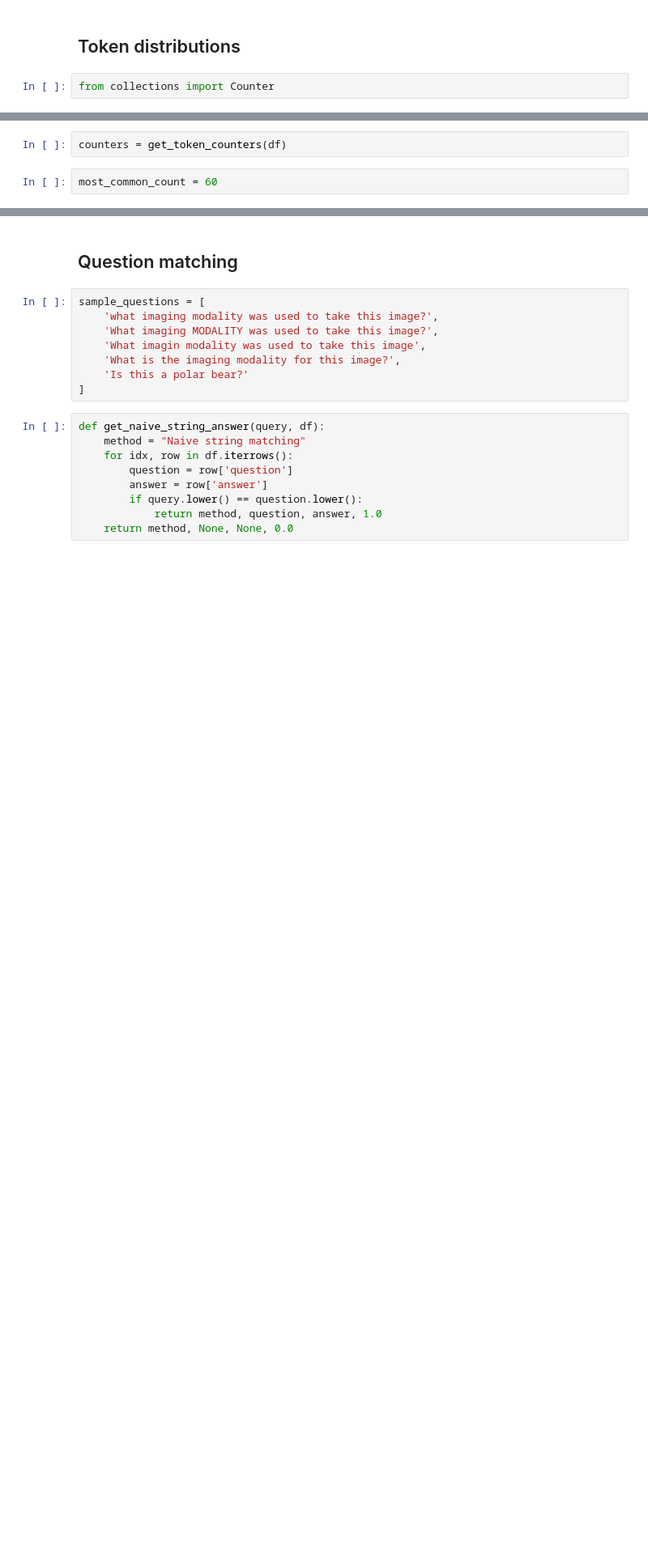
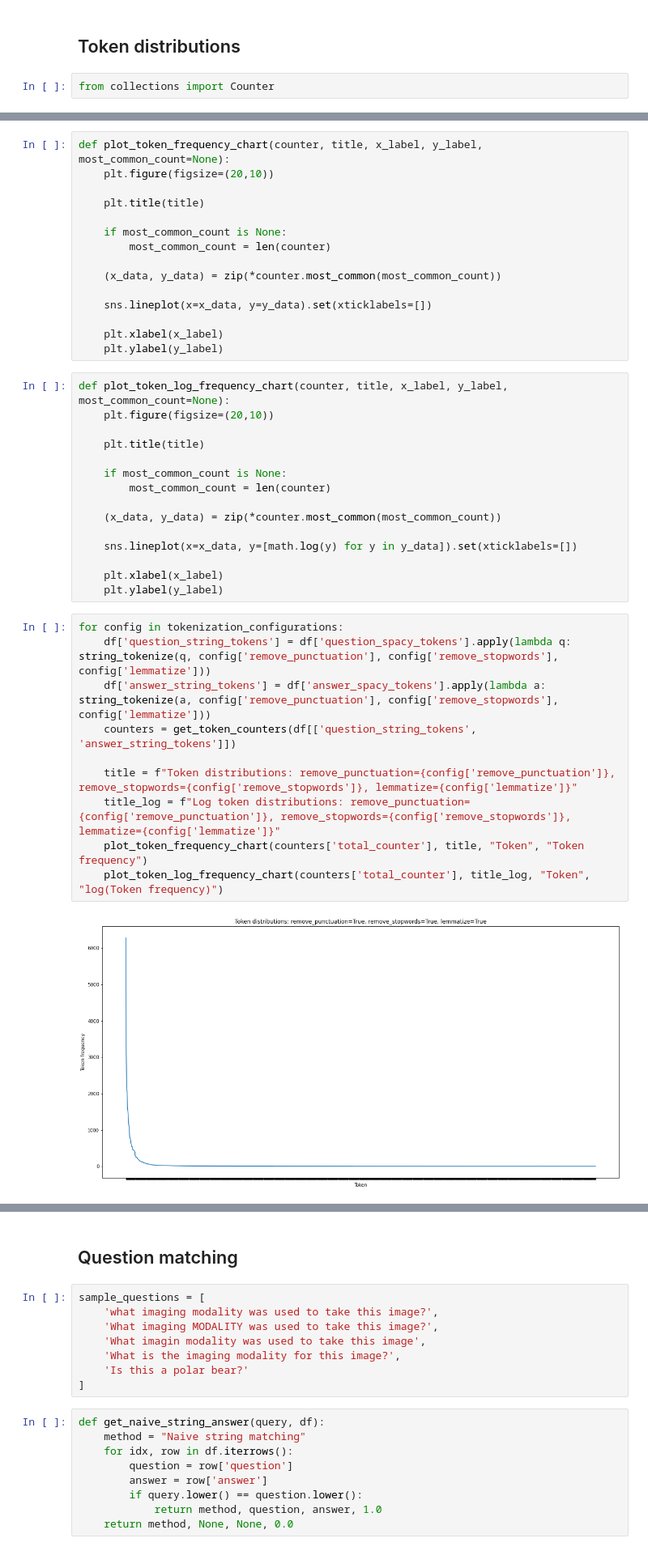
Before and after one commit to skupsala/VQA-Med-2019-project, a Jupyter notebook: notebooks/skupsala.ipynb, the cells around one changed output, grey strips where cells are left out. Shown at 81% size. Cells and saved outputs as stored; diff of their text form; blank space fills up the shorter version.

```diff
--- a/notebooks/skupsala.ipynb
+++ b/notebooks/skupsala.ipynb
@@ -180,4 +121,0 @@ def get_token_counters(df):
-# %%
-counters = get_token_counters(df)
-# %%
-most_common_count = 60
@@ -214,0 +145,42 @@ pass
+# %%
+def plot_token_frequency_chart(counter, title, x_label, y_label, most_common_count=None):
+    plt.figure(figsize=(20,10))
+
+    plt.title(title)
+
+    if most_common_count is None:
+        most_common_count = len(counter)
+
+    (x_data, y_data) = zip(*counter.most_common(most_common_count))
+
+    sns.lineplot(x=x_data, y=y_data).set(xticklabels=[])
+
+    plt.xlabel(x_label)
+    plt.ylabel(y_label)
+# %%
+def plot_token_log_frequency_chart(counter, title, x_label, y_label, most_common_count=None):
+    plt.figure(figsize=(20,10))
+
+    plt.title(title)
+
+    if most_common_count is None:
+        most_common_count = len(counter)
+
+    (x_data, y_data) = zip(*counter.most_common(most_common_count))
+
+    sns.lineplot(x=x_data, y=[math.log(y) for y in y_data]).set(xticklabels=[])
+
+    plt.xlabel(x_label)
+    plt.ylabel(y_label)
+# %%
+for config in tokenization_configurations:
+    df['question_string_tokens'] = df['question_spacy_tokens'].apply(lambda q: string_tokenize(q, config['remove_punctuation'], config['remove_stopwords'], config['lemmatize']))
+    df['answer_string_tokens'] = df['answer_spacy_tokens'].apply(lambda a: string_tokenize(a, config['remove_punctuation'], config['remove_stopwords'], config['lemmatize']))
+    counters = get_token_counters(df[['question_string_tokens', 'answer_string_tokens']])
+
+    title = f"Token distributions: remove_punctuation={config['remove_punctuation']}, remove_stopwords={config['remove_stopwords']}, lemmatize={config['lemmatize']}"
+    title_log = f"Log token distributions: remove_punctuation={config['remove_punctuation']}, remove_stopwords={config['remove_stopwords']}, lemmatize={config['lemmatize']}"
+    plot_token_frequency_chart(counters['total_counter'], title, "Token", "Token frequency")
+    plot_token_log_frequency_chart(counters['total_counter'], title_log, "Token", "log(Token frequency)")
+# %% [output]
+[figure, added]
```
Also changed, not shown: parts of 52 cells of this notebook.
